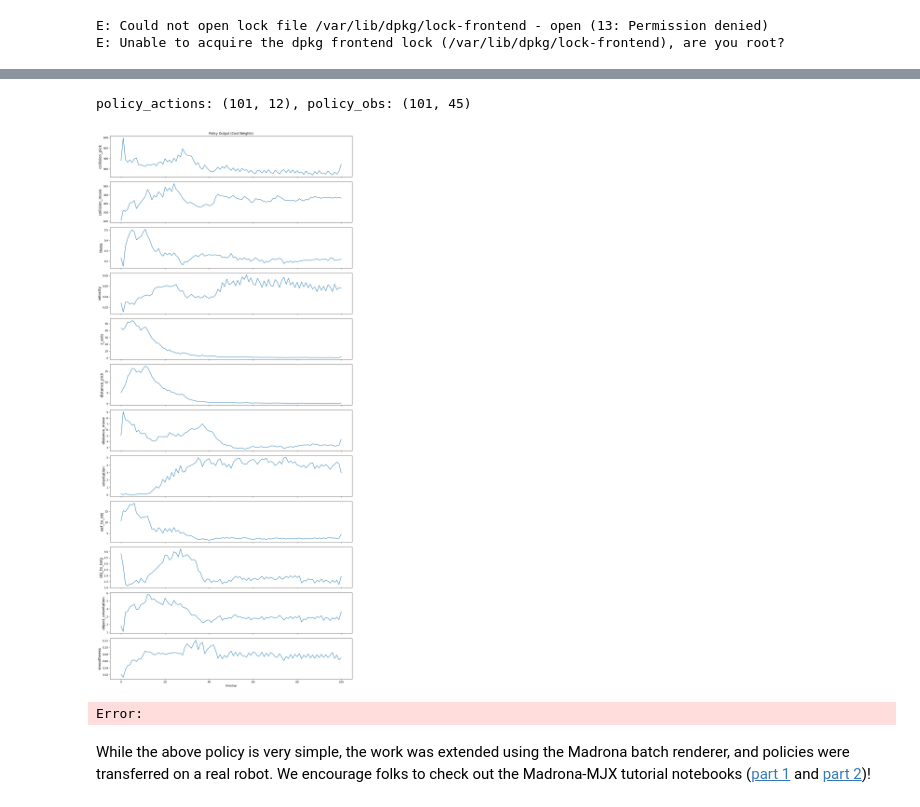
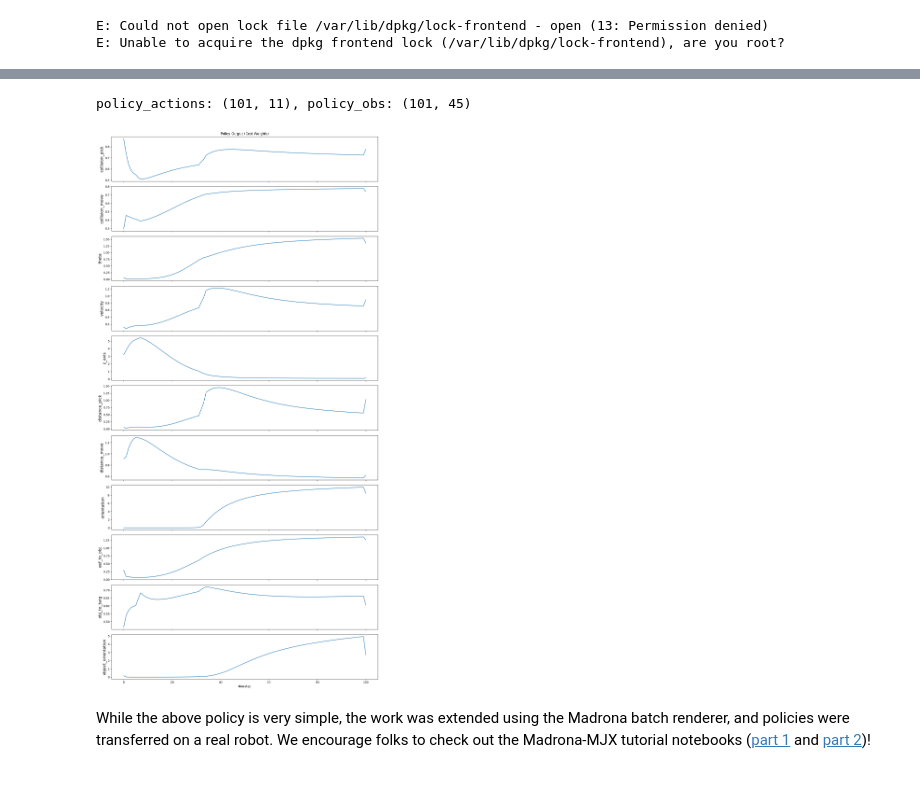
Before and after one commit to alinjar1996/mujoco_playground, a Jupyter notebook: learning/notebooks/manipulation.ipynb, the cells around one changed output, grey strips where cells are left out. Saved outputs shown, nothing was run; the diff lists cells and outputs as text; code cells hidden in the pictures.

```diff
--- a/learning/notebooks/manipulation.ipynb
+++ b/learning/notebooks/manipulation.ipynb
@@ -221,7 +222,8 @@ Let's start off with the simplest environment, simply picking up a cube with the
 # env = registry.load(env_name)
 # env_cfg = registry.get_default_config(env_name)
 # %%
-env_name = 'DualUR5eBoxlift'
+# env_name = 'DualUR5eBoxlift'
+env_name = 'DualUR5eBalllift'
 env = registry.load(env_name)
 env_cfg = registry.get_default_config(env_name)
 # %% [output]
@@ -705,9 +711,11 @@ if NORMAL_CEM:
 
 
     n_episodes = 1
-    env.num_batch = 2000
-    env.maxiter_cem = 4
-    cost_weights = jp.array([20, 20, 0.2, 1.5, 0.04, 5.0, 5.0, 0.5, 5, 5, 5, 0])
+    env.num_batch = 1000
+    env.maxiter_cem = 3
+    # cost_weights = jp.array([20, 20, 0.2, 1.5, 0.04, 5.0, 5.0, 0.5, 5, 5, 5, 0])
+    # cost_weights = jp.array([20, 20, 0.2, 1.5, 0.04, 5.0, 5.0, 0.5, 5, 5, 5, 0])
+    cost_weights = jp.array([20.0, 20.0, 0.2, 0.04, 1.5,5.0, 5.0, 0.5, 5.0, 5.0, 0.1])
 
     # Set episode length on the actual env config (not the separate env_cfg copy)
     env._config.episode_length = 100
@@ -995,32 +982,32 @@ Saved 101 steps to policy_output_DualUR5eBoxlift_5.npz
 # %%
 d = np.load(f"policy_output_{env_name}_{CHECKPOINT_IDX}.npz")
 act = d['policy_actions']  # (T, num_cost_weights) - cost weights from policy
 obs = d['policy_obs']      # (T, obs_dim)
 print(f"policy_actions: {act.shape}, policy_obs: {obs.shape}")
 
 # Cost weight names from LiftBox.__init__ (env.cost_weights gets overwritten by JAX during step)
 cost_names = [
     'collision_pick', 'collision_move', 'theta', 'velocity', 'z_axis',
     'distance_pick', 'distance_move', 'orientation', 'eef_to_obj',
     'obj_to_targ', 'object_orientation', 'smoothness',
 ]
 
 fig, axes = plt.subplots(act.shape[1], 1, figsize=(14, 2.5 * act.shape[1]), sharex=True)
 for i in range(act.shape[1]):
     # axes[i].plot(act[:, i]*env._base_costs[i])  # scale by base cost to get actual cost value
     # axes[i].plot(act[:, i]*env._base_scales)  # scale by base cost to get actual cost value
-    axes[i].plot(jax.nn.softplus(act[:, i]) * env._base_scales[i])
+    # axes[i].plot(jax.nn.softplus(act[:, i]) * env._base_scales[i])
+    axes[i].plot(jax.nn.softplus(act[:, i]))
 
     label = cost_names[i]
     axes[i].set_ylabel(label, fontsize=14)
 axes[0].set_title("Policy Output (Cost Weights)")
 axes[-1].set_xlabel("timestep")
 plt.tight_layout()
 plt.show()
 # %% [output]
-policy_actions: (101, 12), policy_obs: (101, 45)
+policy_actions: (101, 11), policy_obs: (101, 45)
-[figure, old version]
+[figure, new version]
-Error:
 # %% [markdown]
 While the above policy is very simple, the work was extended using the Madrona batch renderer, and policies were transferred on a real robot. We encourage folks to check out the Madrona-MJX tutorial notebooks ([part 1](https://colab.research.google.com/github/google-deepmind/mujoco_playground/blob/main/learning/notebooks/training_vision_1.ipynb) and [part 2](https://colab.research.google.com/github/google-deepmind/mujoco_playground/blob/main/learning/notebooks/training_vision_2.ipynb))!
 # %% [markdown]
```
Also changed, not shown: parts of 20 cells of this notebook, 6 other files.
